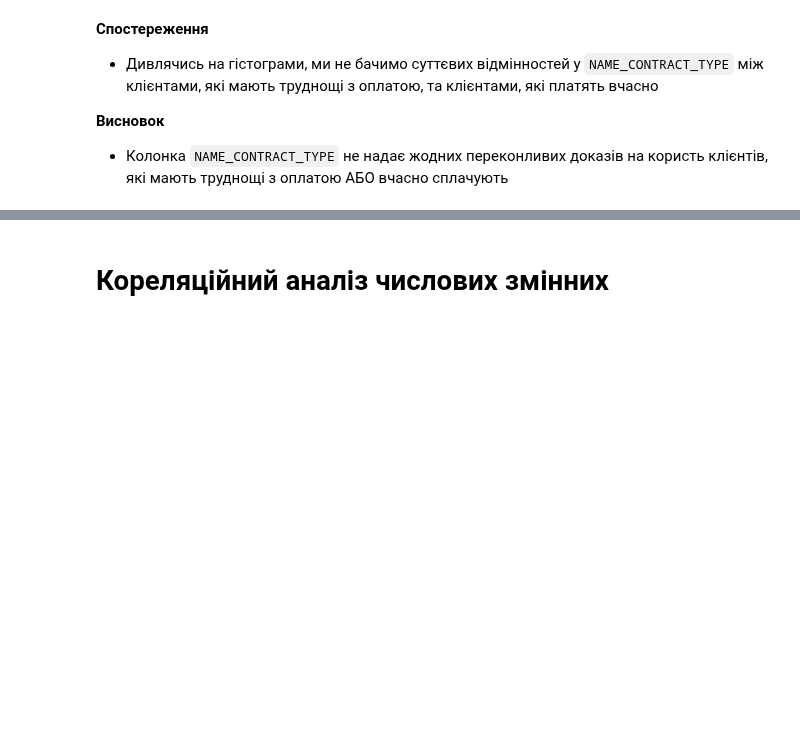
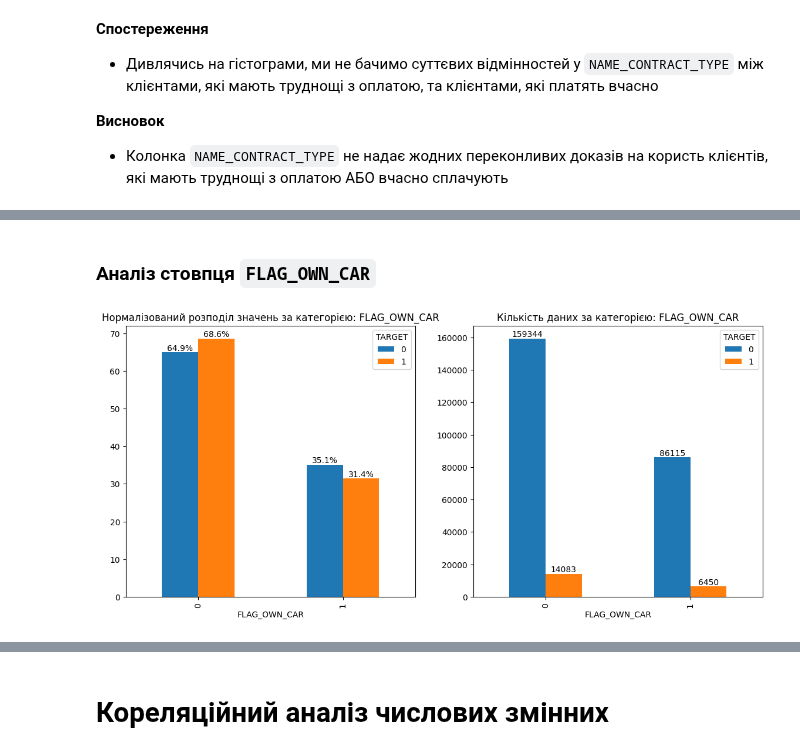
Before and after one commit to o-semenkova/ml_home_tasks, a Jupyter notebook: Credit EDA.ipynb, the cells around one changed output, grey strips where cells are left out. Cells and saved outputs as stored; diff of their text form; code cells hidden in the pictures; blank space fills up the shorter version.

```diff
--- a/Credit EDA.ipynb
+++ b/Credit EDA.ipynb
@@ -2102,0 +2116,6 @@ uni_cat_target_compare(df, 'NAME_CONTRACT_TYPE')
+# %% [markdown]
+### Аналіз стовпця `FLAG_OWN_CAR`
+# %%
+uni_cat_target_compare(df, 'FLAG_OWN_CAR')
+# %% [output]
+[figure, added]
```
Also changed, not shown: parts of 22 cells of this notebook.
